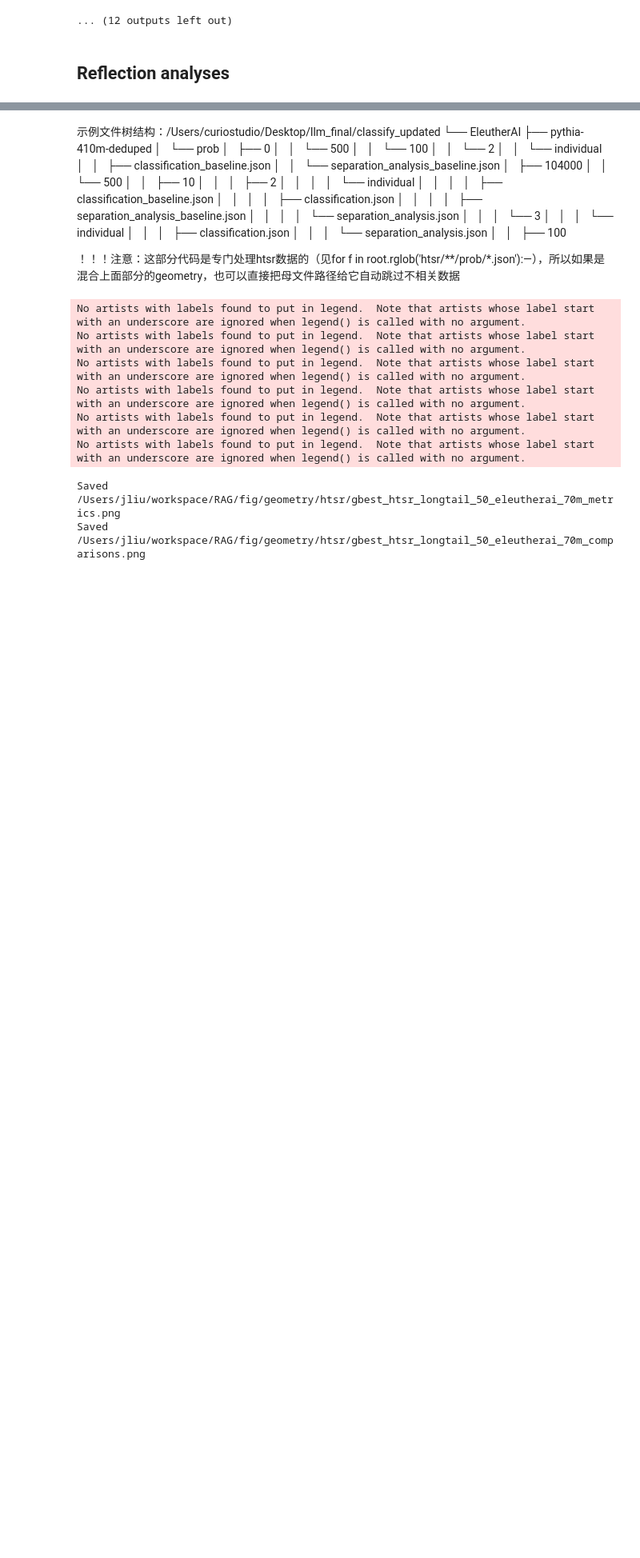
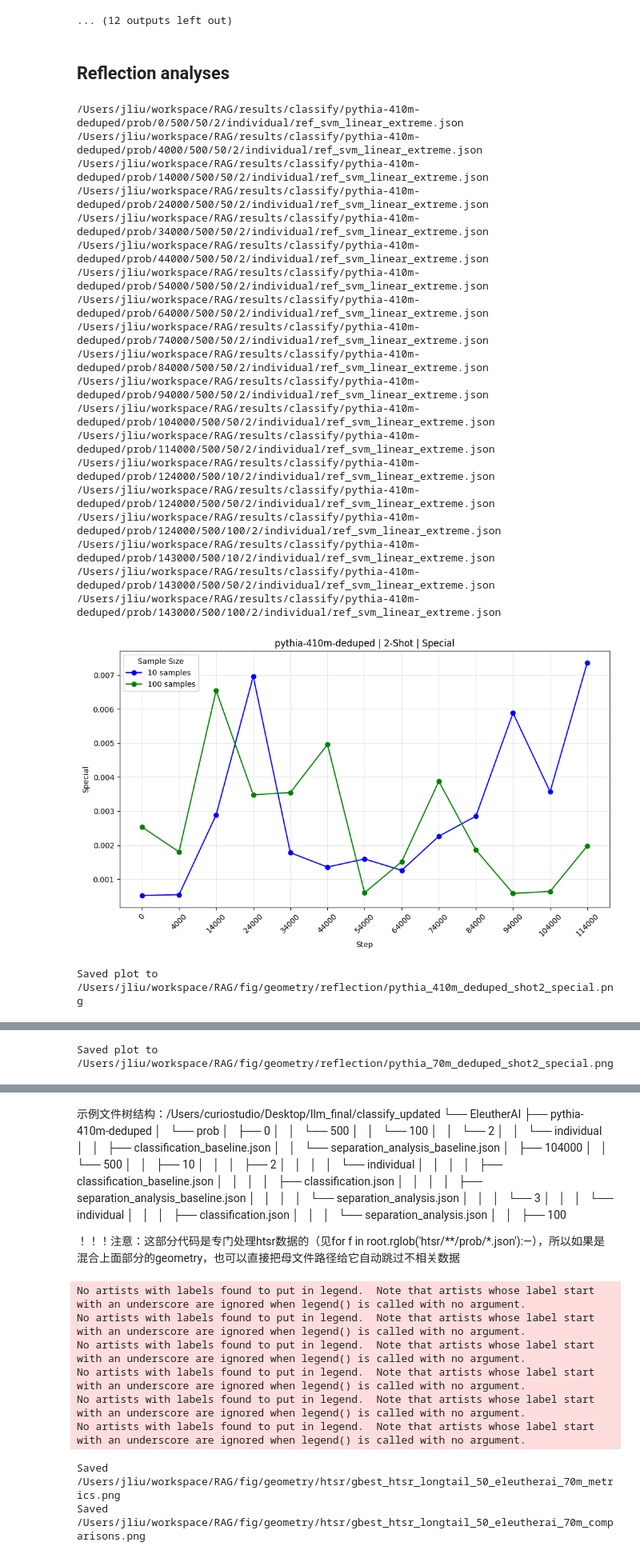
Before and after one commit to Jing-L97/target_neuron_ablation, a Jupyter notebook: notebooks/plot.ipynb, the cells around one changed output, grey strips where cells are left out. Shown at 80% size. Drawn from its saved outputs; the diff is of its cells as text; code cells hidden in the pictures; blank space fills up the shorter version.

```diff
--- a/notebooks/plot.ipynb
+++ b/notebooks/plot.ipynb
@@ -476,3 +488,38 @@ def run_pipeline(DATA_DIR,metric_lst,out_dir,model_name_lst,step_lst,sample_size
             out_dir= out_dir,
             show = True
         )
+# %%
+# loop over differento conditions
+DATA_DIR = ROOT_dir/'results/classify'
+out_dir= ROOT_dir/'fig/geometry/reflection'
+model_name_lst = ["pythia-70m-deduped","pythia-410m-deduped"]
+step_lst = [0,4000,14000,24000,34000,44000,54000,64000,74000,84000,94000,104000,114000,124000,143000]
+sample_size_lst = [10, 50, 100]
+class_num_lst = [2]
+group_type_lst = ["individual"]
+filename = "ref_svm_linear_extreme.json"
+metric_lst = ["special","common"]
+
+run_pipeline (DATA_DIR,metric_lst,out_dir,model_name_lst,step_lst,sample_size_lst,class_num_lst,group_type_lst,filename)
+# %% [output]
+/Users/jliu/workspace/RAG/results/classify/pythia-410m-deduped/prob/0/500/50/2/individual/ref_svm_linear_extreme.json
+/Users/jliu/workspace/RAG/results/classify/pythia-410m-deduped/prob/4000/500/50/2/individual/ref_svm_linear_extreme.json
+/Users/jliu/workspace/RAG/results/classify/pythia-410m-deduped/prob/14000/500/50/2/individual/ref_svm_linear_extreme.json
+/Users/jliu/workspace/RAG/results/classify/pythia-410m-deduped/prob/24000/500/50/2/individual/ref_svm_linear_extreme.json
+/Users/jliu/workspace/RAG/results/classify/pythia-410m-deduped/prob/34000/500/50/2/individual/ref_svm_linear_extreme.json
+/Users/jliu/workspace/RAG/results/classify/pythia-410m-deduped/prob/44000/500/50/2/individual/ref_svm_linear_extreme.json
+/Users/jliu/workspace/RAG/results/classify/pythia-410m-deduped/prob/54000/500/50/2/individual/ref_svm_linear_extreme.json
+/Users/jliu/workspace/RAG/results/classify/pythia-410m-deduped/prob/64000/500/50/2/individual/ref_svm_linear_extreme.json
+/Users/jliu/workspace/RAG/results/classify/pythia-410m-deduped/prob/74000/500/50/2/individual/ref_svm_linear_extreme.json
+/Users/jliu/workspace/RAG/results/classify/pythia-410m-deduped/prob/84000/500/50/2/individual/ref_svm_linear_extreme.json
+/Users/jliu/workspace/RAG/results/classify/pythia-410m-deduped/prob/94000/500/50/2/individual/ref_svm_linear_extreme.json
+/Users/jliu/workspace/RAG/results/classify/pythia-410m-deduped/prob/104000/500/50/2/individual/ref_svm_linear_extreme.json
+/Users/jliu/workspace/RAG/results/classify/pythia-410m-deduped/prob/114000/500/50/2/individual/ref_svm_linear_extreme.json
+/Users/jliu/workspace/RAG/results/classify/pythia-410m-deduped/prob/124000/500/10/2/individual/ref_svm_linear_extreme.json
+/Users/jliu/workspace/RAG/results/classify/pythia-410m-deduped/prob/124000/500/50/2/individual/ref_svm_linear_extreme.json
+/Users/jliu/workspace/RAG/results/classify/pythia-410m-deduped/prob/124000/500/100/2/individual/ref_svm_linear_extreme.json
+/Users/jliu/workspace/RAG/results/classify/pythia-410m-deduped/prob/143000/500/10/2/individual/ref_svm_linear_extreme.json
+/Users/jliu/workspace/RAG/results/classify/pythia-410m-deduped/prob/143000/500/50/2/individual/ref_svm_linear_extreme.json
+/Users/jliu/workspace/RAG/results/classify/pythia-410m-deduped/prob/143000/500/100/2/individual/ref_svm_linear_extreme.json
+[figure, added]
+Saved plot to /Users/jliu/workspace/RAG/fig/geometry/reflection/pythia_410m_deduped_shot2_special.png
@@ -478,0 +527 @@ def run_pipeline(DATA_DIR,metric_lst,out_dir,model_name_lst,step_lst,sample_size
+Saved plot to /Users/jliu/workspace/RAG/fig/geometry/reflection/pythia_70m_deduped_shot2_special.png
```
Also changed, not shown: parts of 4 cells of this notebook, 26 other files.
